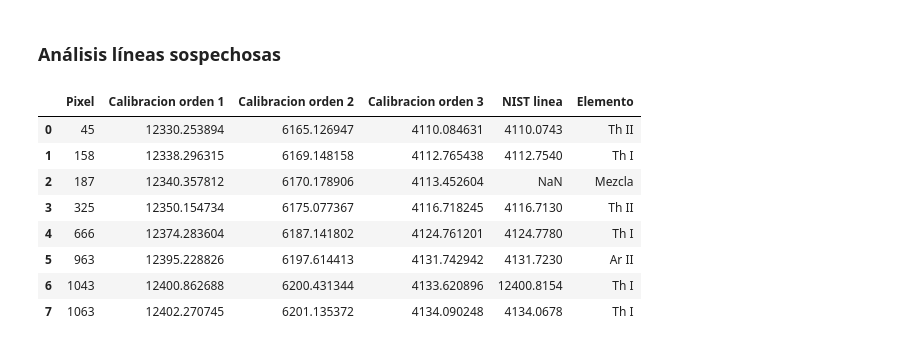
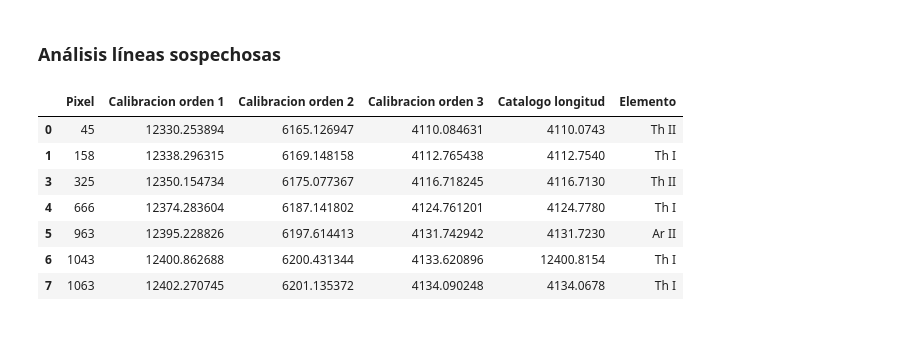
Before and after one commit to ccuellarn/Torium-Operation, a Jupyter notebook: Analisis.ipynb, the cells around one changed output. Cells and saved outputs as stored; diff of their text form; code cells hidden in the pictures.

```diff
--- a/Analisis.ipynb
+++ b/Analisis.ipynb
@@ -327,41 +335,20 @@ fig1.tight_layout()
 # %% [markdown]
 ### Análisis líneas sospechosas
 # %%
-def Calibration(pix,param):
-    return ((pix)**3)*param[0] + ((pix)**2)*param[1] + (pix)*param[2] + param[3]
-
-def LineasSus(pixs):
-    Data = pd.DataFrame()
-    Data['Pixel'] = pixs
-    Orden1 = []
-    Orden2 = []
-    Orden3 = []
-    for i in pixs:
-        Orden1.append(Calibration(i,param)*2)
-        Orden2.append(Calibration(i,param))
-        Orden3.append(Calibration(i,param)*(2/3))
-
-    Data['Calibracion orden 1'] = Orden1
-    Data['Calibracion orden 2'] = Orden2
-    Data['Calibracion orden 3'] = Orden3
-
-    return Data
-
-LineasSos_1 = LineasSus(PixSus_1)
-LineasSos_1['NIST linea'] = [4112.754,None , 4116.713, 4131.723, 4134.0678]
+LineasSos_1 = LineasSus(PixSus_1,param)
+LineasSos_1['Catalogo longitud'] = [4112.754,None , 4116.713, 4131.723, 4134.0678]
 LineasSos_1['Elemento'] = [ 'Th I ', 'Mezcla', 'Th II', 'Ar II', 'Th I']
 
-LineasSos_2 = LineasSus(PixSus_2)
-LineasSos_2['NIST linea'] = [4110.0743, 4124.778, 12400.8154]
+LineasSos_2 = LineasSus(PixSus_2,param)
+LineasSos_2['Catalogo longitud'] = [4110.0743, 4124.778, 12400.8154]
 LineasSos_2['Elemento'] = [ 'Th II', 'Th I', 'Th I']
 
-LineasSos = pd.concat([LineasSos_1,LineasSos_2], axis=0).sort_values(by='Pixel', ascending=True, na_position='first').reset_index(drop=True)
+LineasSos = pd.concat([LineasSos_1,LineasSos_2], axis=0).sort_values(by='Pixel', ascending=True, na_position='first').reset_index(drop=True).drop([2],axis=0)
 LineasSos
 # %% [output]
-|  | Pixel | Calibracion orden 1 | Calibracion orden 2 | Calibracion orden 3 | NIST linea | Elemento |
+|  | Pixel | Calibracion orden 1 | Calibracion orden 2 | Calibracion orden 3 | Catalogo longitud | Elemento |
 | 0 | 45 | 12330.253894 | 6165.126947 | 4110.084631 | 4110.0743 | Th II |
 | 1 | 158 | 12338.296315 | 6169.148158 | 4112.765438 | 4112.7540 | Th I |
-| 2 | 187 | 12340.357812 | 6170.178906 | 4113.452604 | NaN | Mezcla |
 | 3 | 325 | 12350.154734 | 6175.077367 | 4116.718245 | 4116.7130 | Th II |
 | 4 | 666 | 12374.283604 | 6187.141802 | 4124.761201 | 4124.7780 | Th I |
 | 5 | 963 | 12395.228826 | 6197.614413 | 4131.742942 | 4131.7230 | Ar II |
```
Also changed, not shown: parts of 10 cells of this notebook.
